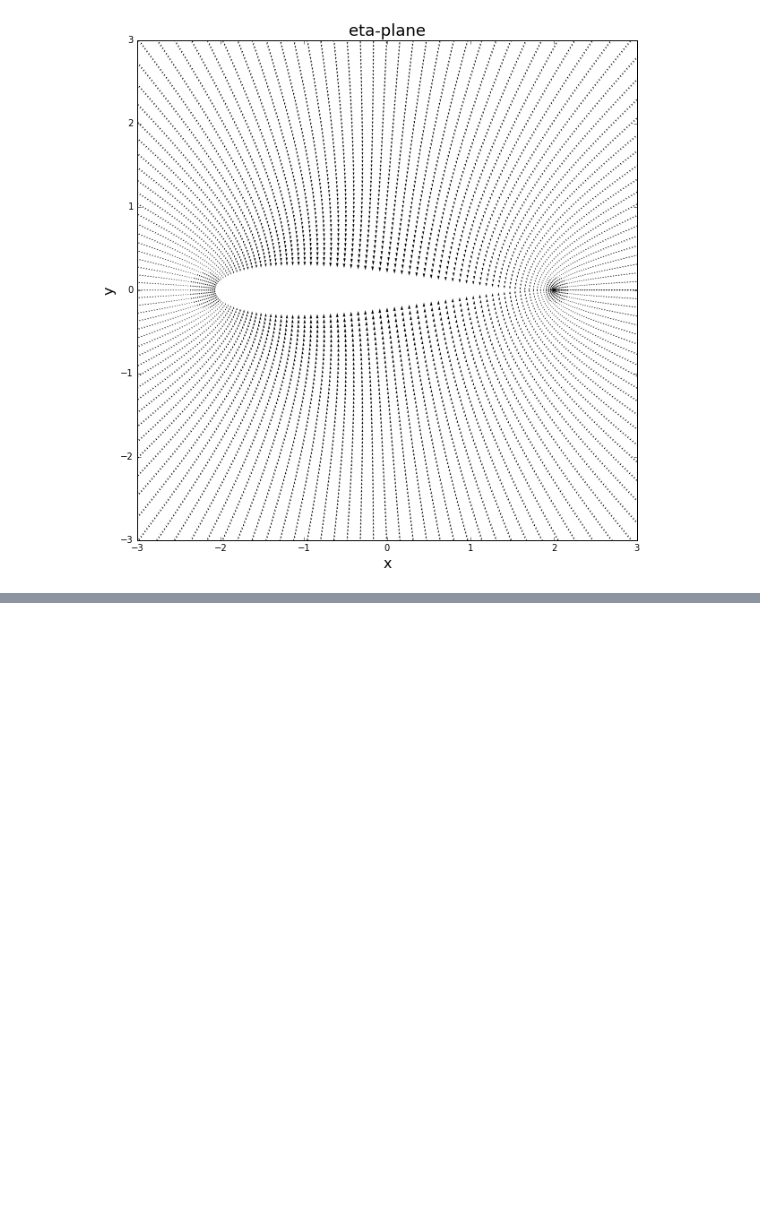
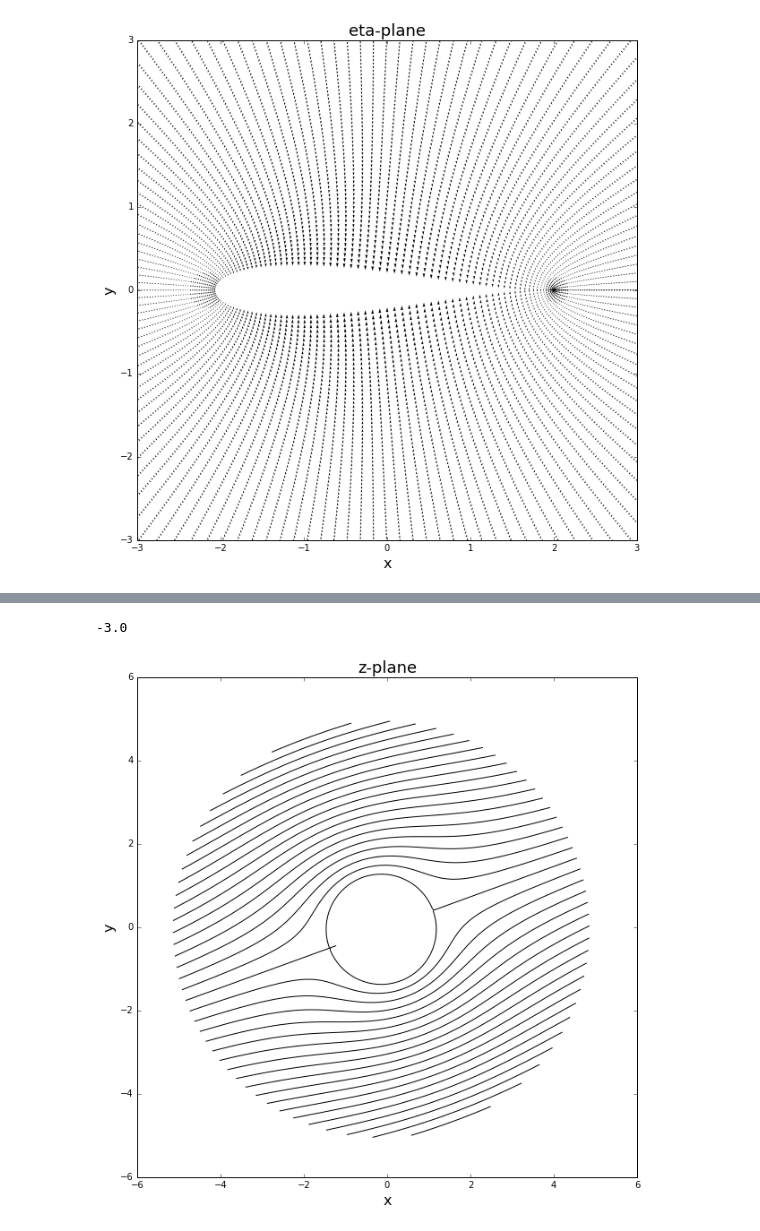
Before and after one commit to Pjgeno14/mae6226-workspace, a Jupyter notebook: Assignment-2.ipynb, the cells around one changed output, grey strips where cells are left out. Cells and saved outputs as stored; diff of their text form; code cells hidden in the pictures; blank space fills up the shorter version.

```diff
--- a/Assignment-2.ipynb
+++ b/Assignment-2.ipynb
@@ -198,7 +198,7 @@ r_mesh, theta_mesh = numpy.meshgrid(r,theta)
 z = r_mesh*math.e**(1j*theta_mesh)-0.15
 # %%
 u_inf = 1.0             # freestream speed
-psi = (u_inf*r_mesh*numpy.sin(theta_mesh))*(1-(R**2/r))   # streamfunction
+psi = (u_inf*r_mesh*numpy.sin(theta_mesh))*(1-(R**2/r_mesh)) # streamfunction
 # %%
 size = 10
 pyplot.figure(figsize=(size, (y_end-y_start)/(x_end-x_start)*size))
@@ -251,0 +283,22 @@ pyplot.quiver(eta.real, eta.imag, u, v);
+# %%
+numpy.amin(cp)
+# %% [output]
+-3.0
+# %%
+# define Ange of Attack
+AoA = numpy.deg2rad(-20)
+
+# define z'
+z = r_mesh*math.e**(1j*theta_mesh)-0.15
+z_prime = z*math.e**(-1j*AoA)
+# %%
+size = 10
+pyplot.figure(figsize=(size, (y_end-y_start)/(x_end-x_start)*size))
+pyplot.xlabel('x', fontsize = 16)
+pyplot.ylabel('y', fontsize = 16)
+pyplot.title('z-plane', fontsize = 18)
+pyplot.xlim(x_start, x_end)
+pyplot.ylim(y_start, y_end)
+pyplot.contour(z_prime.real, z_prime.imag, psi, 48, colors='black', linestyles='solid');
+# %% [output]
+[figure, added]
```
Also changed, not shown: parts of 5 cells of this notebook.
